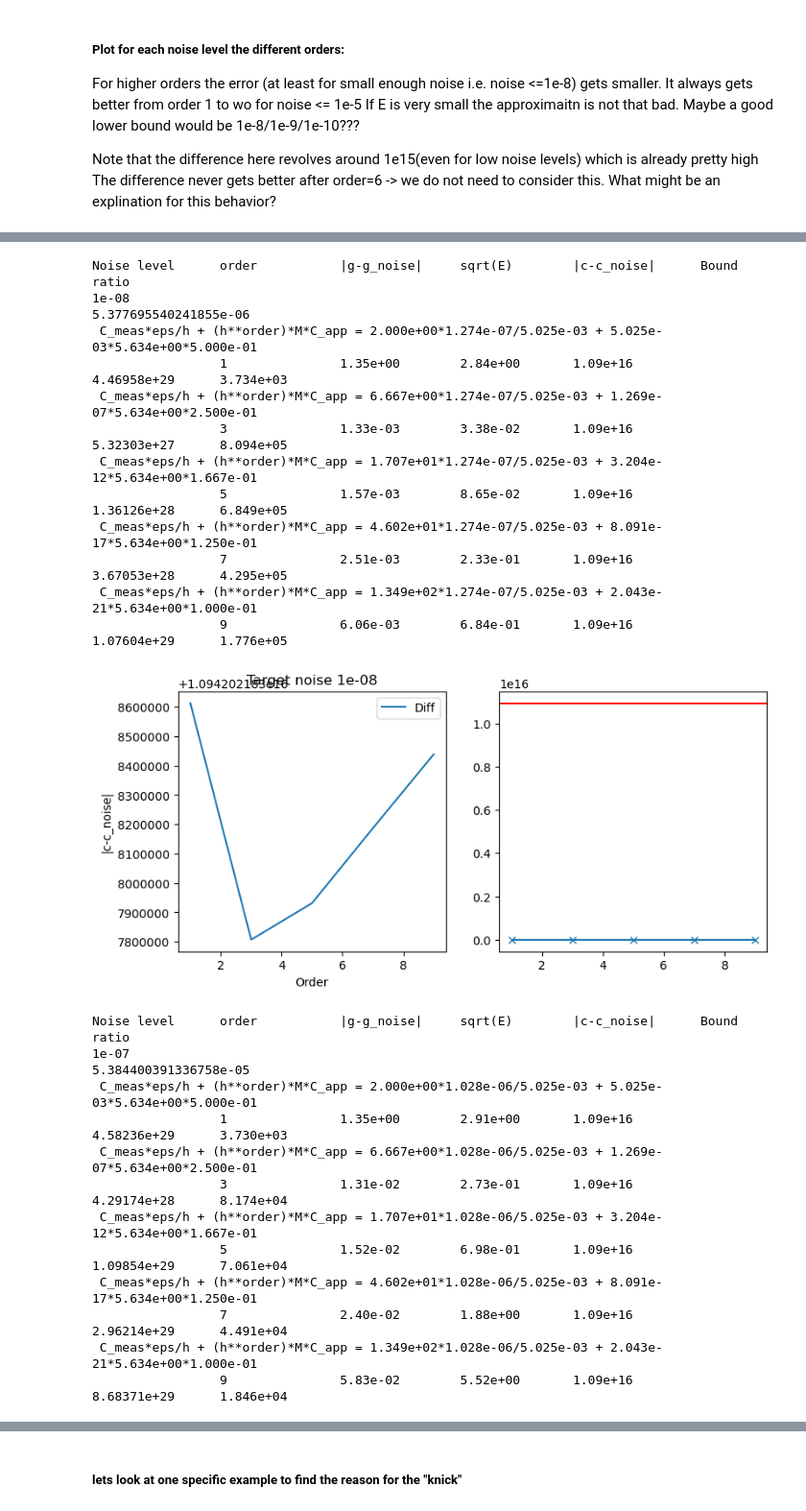
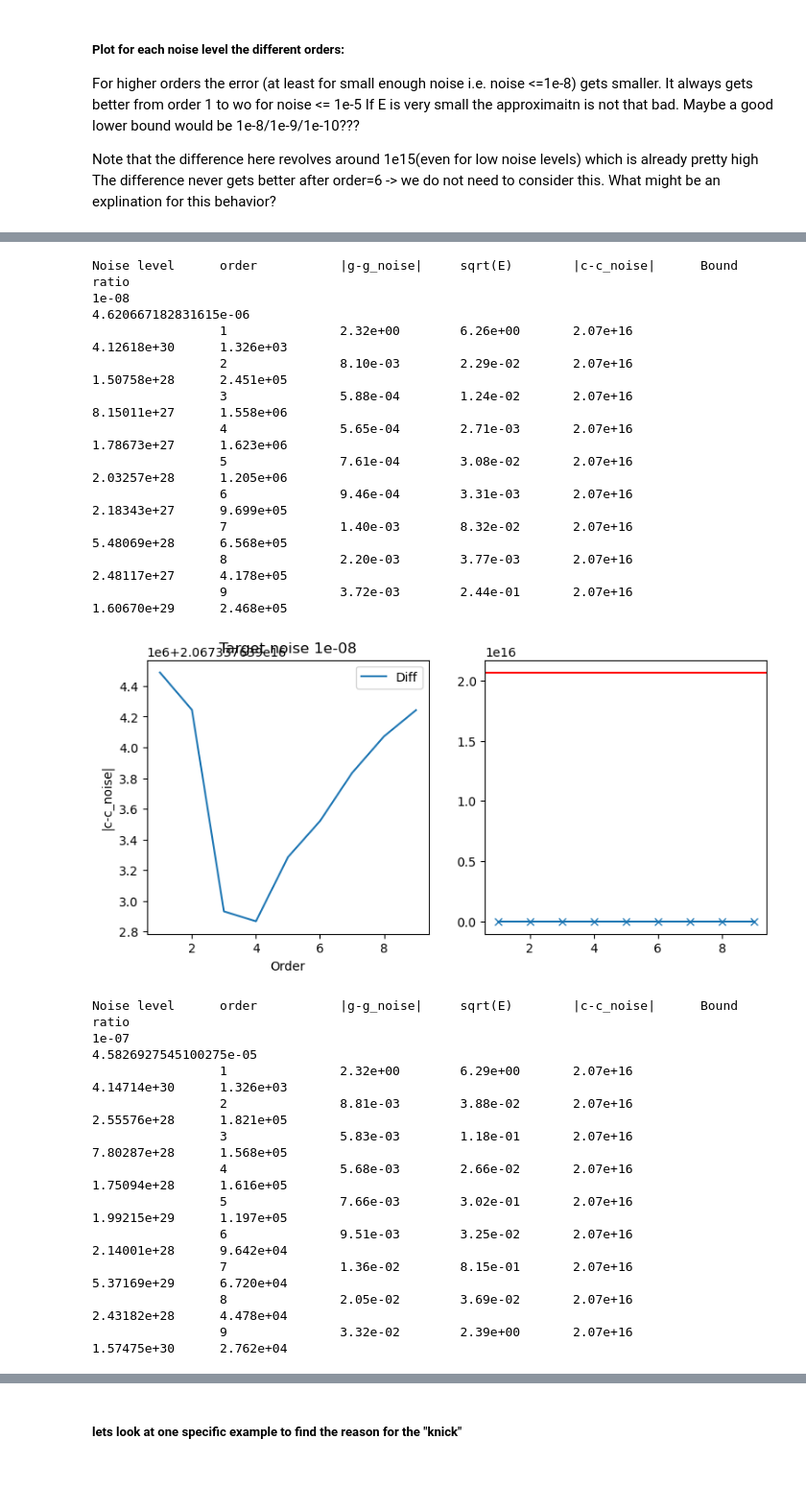
Before and after one commit to HillaryHauger/robust-identifiability-symbolic-recovery, a Jupyter notebook: My Experiments/Robustness Noise SVD.ipynb, the cells around one changed output, grey strips where cells are left out. Shown at 96% size. Drawn from its saved outputs; the diff is of its cells as text; code cells hidden in the pictures; blank space fills up the shorter version.

```diff
--- a/My Experiments/Robustness Noise SVD.ipynb
+++ b/My Experiments/Robustness Noise SVD.ipynb
@@ -33,6 +33,7 @@ min_value,max_value = -10,10
 matrix = np.random.uniform(min_value, max_value, size=(rows, cols))
 # Set col 2 equal to col 1
 alpha = np.random.rand()
-matrix[:, 1] = alpha*matrix[:,2]
+#matrix[:, 1] = alpha*matrix[:,2]
+#matrix[:, 1] = 1e-12*matrix[:,1]
 print(matrix)
 # %% [output]
@@ -774,7 +778,7 @@ def total_error_conditon(E,sv_max,sv_min):
     bound = np.sqrt(1/sv_min+(sv_max/sv_min**2)**2*E)
     return bound
 # %%
-n_samples=200
+n_samples=100
 T,X,t,x = create_data_2d(T_start=0, T_end=1, L_x_start=0,L_x_end=1, N_t=n_samples, N_x=n_samples)
 a=np.random.randn()#*1e-6
 """
@@ -791,3 +795,4 @@ uxxx = u
 ut = -a*u
 
 dx=x[1]-x[0]
+print(f"{dx:2.3e}")
@@ -915,7 +921,7 @@ The difference never gets better after order=6 -> we do not need to consider thi
 M=infinity_norm(uxxx)
 number_noise=10 #<=10
 noise_levels = [0]+[10**(-10+i) for i in range(0,number_noise-1)]
-orders=range(1,10,2)
+orders=range(1,10,1)
 print(f"True ratio: {sv_max/sv_min:3.3e}")
 unorm2=np.sqrt(np.mean(np.square(u)))
 
@@ -1010,27 +1013,25 @@ Noise level      order           |g-g_noise|     sqrt(E)        |c-c_noise|
 Noise level      order           |g-g_noise|     sqrt(E)        |c-c_noise|      Bound           ratio
 1e-08
-5.377695540241855e-06
- C_meas*eps/h + (h**order)*M*C_app = 2.000e+00*1.274e-07/5.025e-03 + 5.025e-03*5.634e+00*5.000e-01
-                 1               1.35e+00        2.84e+00       1.09e+16        4.46958e+29      3.734e+03
- C_meas*eps/h + (h**order)*M*C_app = 6.667e+00*1.274e-07/5.025e-03 + 1.269e-07*5.634e+00*2.500e-01
-                 3               1.33e-03        3.38e-02       1.09e+16        5.32303e+27      8.094e+05
- C_meas*eps/h + (h**order)*M*C_app = 1.707e+01*1.274e-07/5.025e-03 + 3.204e-12*5.634e+00*1.667e-01
-                 5               1.57e-03        8.65e-02       1.09e+16        1.36126e+28      6.849e+05
- C_meas*eps/h + (h**order)*M*C_app = 4.602e+01*1.274e-07/5.025e-03 + 8.091e-17*5.634e+00*1.250e-01
-                 7               2.51e-03        2.33e-01       1.09e+16        3.67053e+28      4.295e+05
- C_meas*eps/h + (h**order)*M*C_app = 1.349e+02*1.274e-07/5.025e-03 + 2.043e-21*5.634e+00*1.000e-01
-                 9               6.06e-03        6.84e-01       1.09e+16        1.07604e+29      1.776e+05
+4.620667182831615e-06
+                 1               2.32e+00        6.26e+00       2.07e+16        4.12618e+30      1.326e+03
+                 2               8.10e-03        2.29e-02       2.07e+16        1.50758e+28      2.451e+05
+                 3               5.88e-04        1.24e-02       2.07e+16        8.15011e+27      1.558e+06
+                 4               5.65e-04        2.71e-03       2.07e+16        1.78673e+27      1.623e+06
+                 5               7.61e-04        3.08e-02       2.07e+16        2.03257e+28      1.205e+06
+                 6               9.46e-04        3.31e-03       2.07e+16        2.18343e+27      9.699e+05
+                 7               1.40e-03        8.32e-02       2.07e+16        5.48069e+28      6.568e+05
+                 8               2.20e-03        3.77e-03       2.07e+16        2.48117e+27      4.178e+05
+                 9               3.72e-03        2.44e-01       2.07e+16        1.60670e+29      2.468e+05
-[figure, old version]
+[figure, new version]
 Noise level      order           |g-g_noise|     sqrt(E)        |c-c_noise|      Bound           ratio
 1e-07
-5.384400391336758e-05
- C_meas*eps/h + (h**order)*M*C_app = 2.000e+00*1.028e-06/5.025e-03 + 5.025e-03*5.634e+00*5.000e-01
-                 1               1.35e+00        2.91e+00       1.09e+16        4.58236e+29      3.730e+03
- C_meas*eps/h + (h**order)*M*C_app = 6.667e+00*1.028e-06/5.025e-03 + 1.269e-07*5.634e+00*2.500e-01
-                 3               1.31e-02        2.73e-01       1.09e+16        4.29174e+28      8.174e+04
- C_meas*eps/h + (h**order)*M*C_app = 1.707e+01*1.028e-06/5.025e-03 + 3.204e-12*5.634e+00*1.667e-01
-                 5               1.52e-02        6.98e-01       1.09e+16        1.09854e+29      7.061e+04
- C_meas*eps/h + (h**order)*M*C_app = 4.602e+01*1.028e-06/5.025e-03 + 8.091e-17*5.634e+00*1.250e-01
-                 7               2.40e-02        1.88e+00       1.09e+16        2.96214e+29      4.491e+04
- C_meas*eps/h + (h**order)*M*C_app = 1.349e+02*1.028e-06/5.025e-03 + 2.043e-21*5.634e+00*1.000e-01
-                 9               5.83e-02        5.52e+00       1.09e+16        8.68371e+29      1.846e+04
+4.5826927545100275e-05
+                 1               2.32e+00        6.29e+00       2.07e+16        4.14714e+30      1.326e+03
+                 2               8.81e-03        3.88e-02       2.07e+16        2.55576e+28      1.821e+05
+                 3               5.83e-03        1.18e-01       2.07e+16        7.80287e+28      1.568e+05
+                 4               5.68e-03        2.66e-02       2.07e+16        1.75094e+28      1.616e+05
+                 5               7.66e-03        3.02e-01       2.07e+16        1.99215e+29      1.197e+05
+                 6               9.51e-03        3.25e-02       2.07e+16        2.14001e+28      9.642e+04
+                 7               1.36e-02        8.15e-01       2.07e+16        5.37169e+29      6.720e+04
+                 8               2.05e-02        3.69e-02       2.07e+16        2.43182e+28      4.478e+04
+                 9               3.32e-02        2.39e+00       2.07e+16        1.57475e+30      2.762e+04
```
Also changed, not shown: parts of 45 cells of this notebook.
